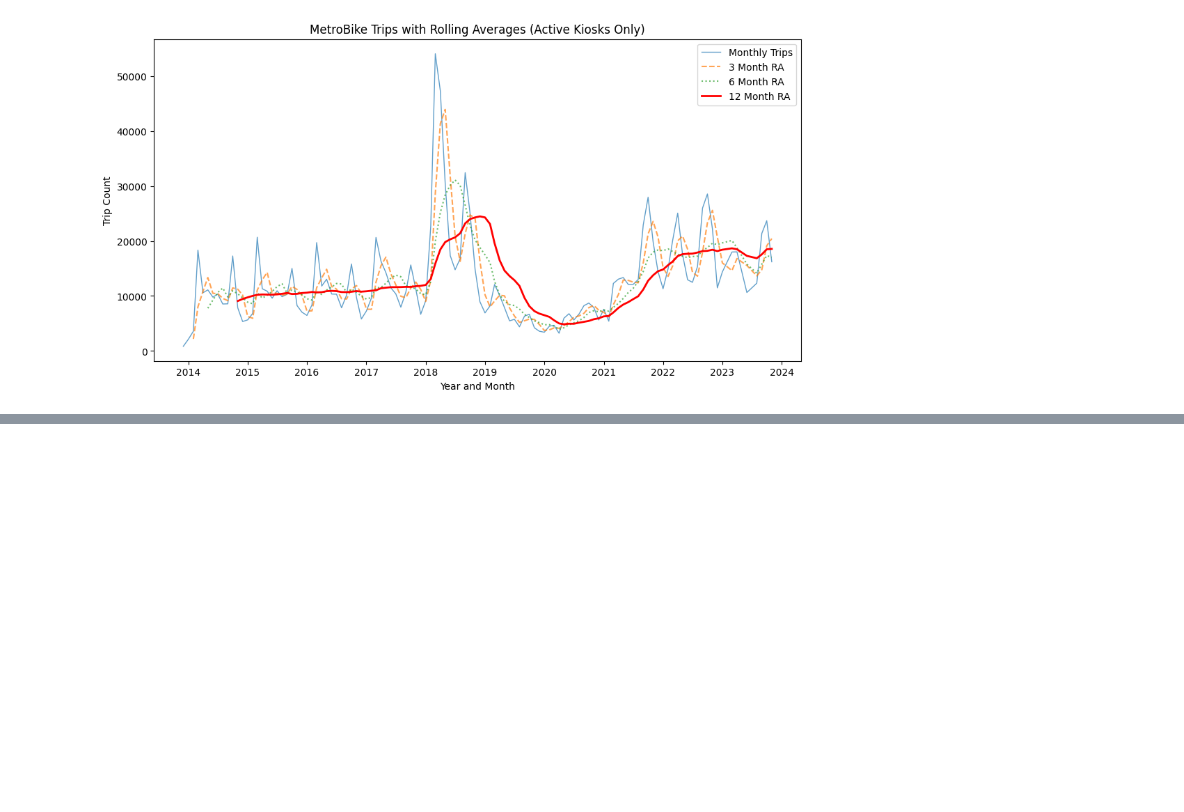
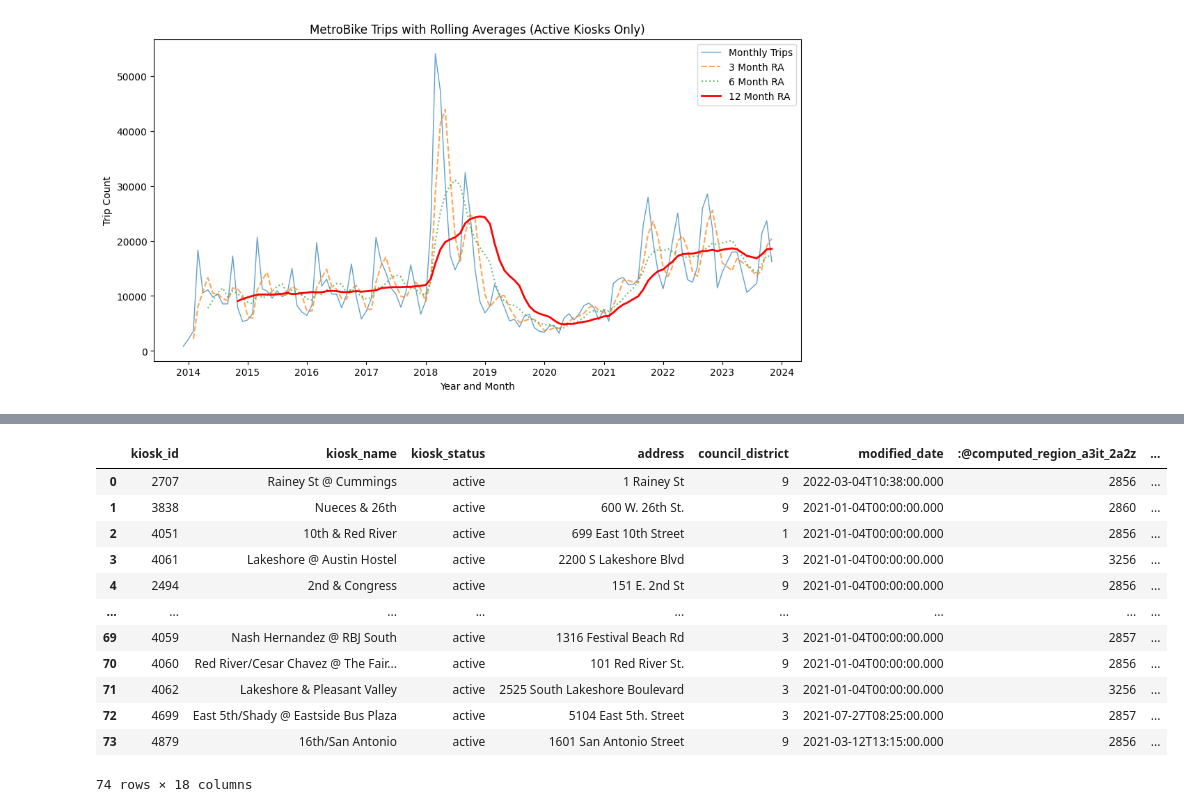
Before and after one commit to anonUnderground/openDataStories, a Jupyter notebook: src/data-processing/cleanse_data.ipynb, the cells around one changed output, grey strips where cells are left out. Drawn from its saved outputs; the diff is of its cells as text; code cells hidden in the pictures; blank space fills up the shorter version.

```diff
--- a/src/data-processing/cleanse_data.ipynb
+++ b/src/data-processing/cleanse_data.ipynb
@@ -298,0 +314,23 @@ kiosk_df.to_json('../../dist/data/processed/kiosk_coords.json', orient='records'
+# %%
+# Assuming filtered_df3 is your DataFrame with 'Checkout Kiosk ID' and 'Return Kiosk ID' columns
+# Extract unique Kiosk IDs from both Checkout and Return columns
+unique_checkout_kiosk_id_df = filtered_df3['Checkout Kiosk ID'].unique()
+unique_return_kiosk_id_df = filtered_df3['Return Kiosk ID'].unique()
+
+# Combine the unique values from both columns and remove duplicates
+combined_unique_ids = pd.unique(np.concatenate((unique_checkout_kiosk_id_df, unique_return_kiosk_id_df)))
+
+# Create a new DataFrame from the combined unique IDs
+unique_kiosk_id_with_trips_df = pd.DataFrame(combined_unique_ids, columns=['Kiosk ID'])
+
+# Display the DataFrame with unique Kiosk IDs
+print("Unique Kiosk IDs from both Checkout and Return columns:")
+display(unique_kiosk_id_with_trips_df)
+
+# Identify kiosk_ids from kiosk_df that are not present in unique_kiosk_id_with_trips_df
+kiosks_with_no_trips = kiosk_df[~kiosk_df['kiosk_id'].isin(unique_kiosk_id_with_trips_df['Kiosk ID'])]
+
+# Display the DataFrame with kiosks that have no trips
+print("Kiosks from kiosk_df that are not present in unique_kiosk_id_with_trips_df")
+print("A.K.A Kiosks with no trips")
+display(kiosks_with_no_trips)
@@ -298,0 +358,31 @@ kiosk_df.to_json('../../dist/data/processed/kiosk_coords.json', orient='records'
+# %%
+# Extract kiosk_id values from kiosks_with_no_trips
+ids_to_remove = kiosks_with_no_trips['kiosk_id'].unique()
+
+# Filter out rows where kiosk_id is in ids_to_remove from kiosk_df
+kiosk_df = kiosk_df[~kiosk_df['kiosk_id'].isin(ids_to_remove)]
+
+# Filter out rows where kiosk_id is 0
+kiosk_df = kiosk_df[kiosk_df['kiosk_id'] != 0]
+
+# Reset the index of the DataFrame
+kiosk_df = kiosk_df.reset_index(drop=True)
+
+display(kiosk_df)
+
+kiosk_df.to_json('../../dist/data/processed/kiosk_coords.json', orient='records')
+kiosk_df.to_csv('../../data/processed/Kiosk_with_LatLong.csv', index=False)
+# %% [output]
+|  | kiosk_id | kiosk_name | kiosk_status | address | council_district | modified_date | :@computed_region_a3it_2a2z | ... |
+| 0 | 2707 | Rainey St @ Cummings | active | 1 Rainey St | 9 | 2022-03-04T10:38:00.000 | 2856 | ... |
+| 1 | 3838 | Nueces & 26th | active | 600 W. 26th St. | 9 | 2021-01-04T00:00:00.000 | 2860 | ... |
+| 2 | 4051 | 10th & Red River | active | 699 East 10th Street | 1 | 2021-01-04T00:00:00.000 | 2856 | ... |
+| 3 | 4061 | Lakeshore @ Austin Hostel | active | 2200 S Lakeshore Blvd | 3 | 2021-01-04T00:00:00.000 | 3256 | ... |
+| 4 | 2494 | 2nd & Congress | active | 151 E. 2nd St | 9 | 2021-01-04T00:00:00.000 | 2856 | ... |
+| ... | ... | ... | ... | ... | ... | ... | ... | ... |
+| 69 | 4059 | Nash Hernandez @ RBJ South | active | 1316 Festival Beach Rd | 3 | 2021-01-04T00:00:00.000 | 2857 | ... |
+| 70 | 4060 | Red River/Cesar Chavez @ The Fair... | active | 101 Red River St. | 9 | 2021-01-04T00:00:00.000 | 2856 | ... |
+| 71 | 4062 | Lakeshore & Pleasant Valley | active | 2525 South Lakeshore Boulevard | 3 | 2021-01-04T00:00:00.000 | 3256 | ... |
+| 72 | 4699 | East 5th/Shady @ Eastside Bus Plaza | active | 5104 East 5th. Street | 3 | 2021-07-27T08:25:00.000 | 2857 | ... |
+| 73 | 4879 | 16th/San Antonio | active | 1601 San Antonio Street | 9 | 2021-03-12T13:15:00.000 | 2856 | ... |
+74 rows × 18 columns
```
Also changed, not shown: parts of 6 cells of this notebook, 1 other file.
